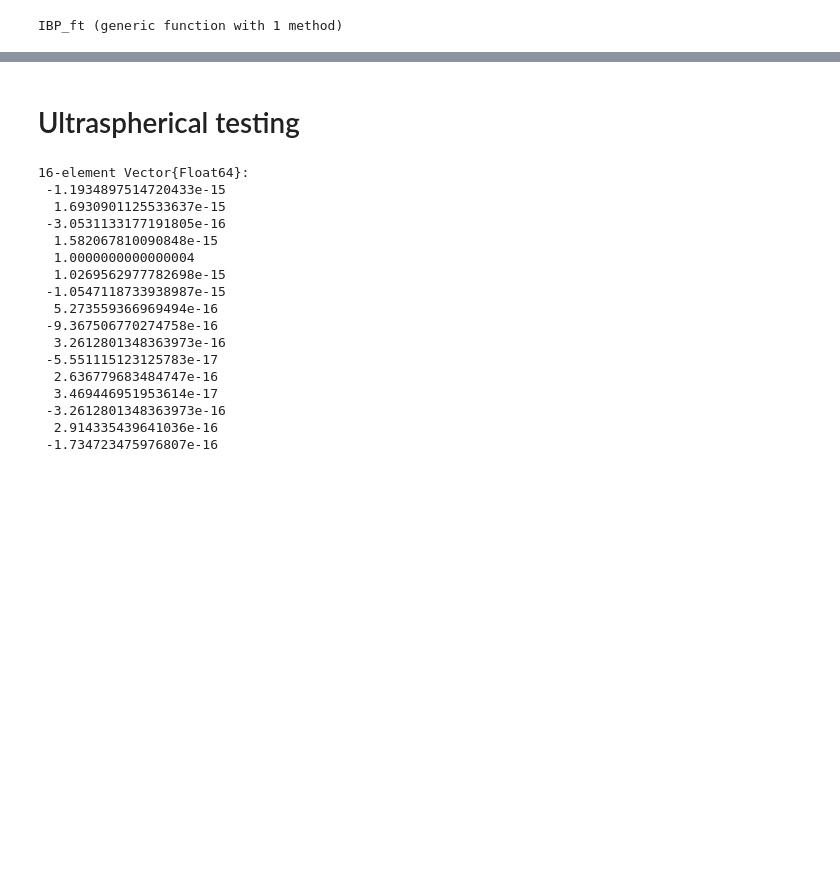
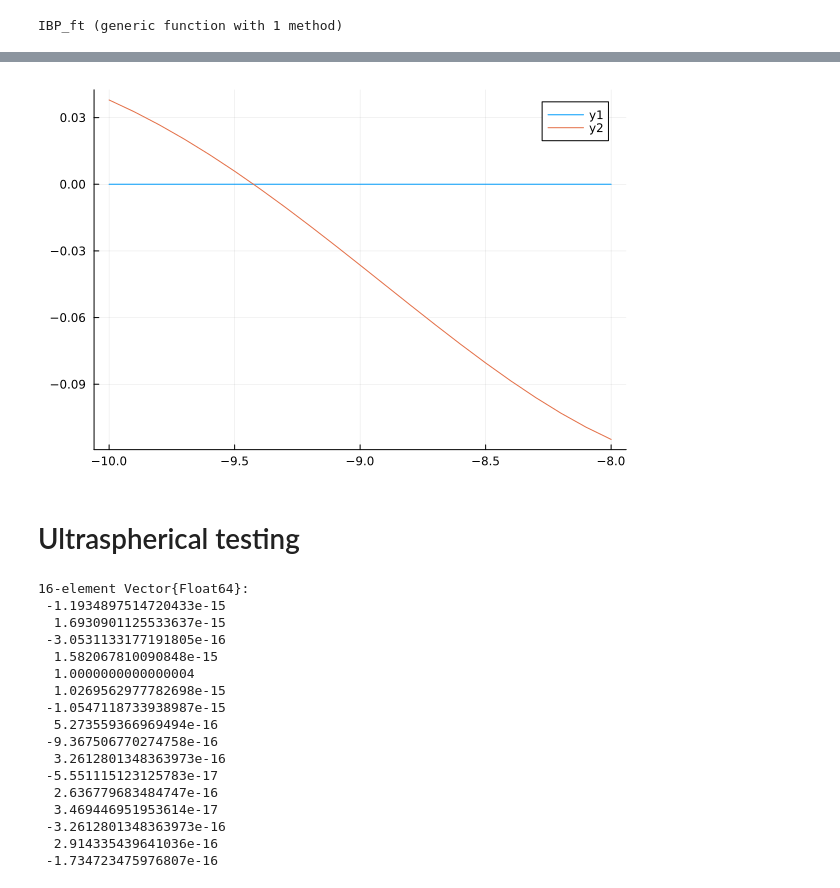
Before and after one commit to WietseVaes/NUTM-timestep, a Jupyter notebook: Code/Old tests.ipynb, the cells around one changed output, grey strips where cells are left out. Drawn from its saved outputs; the diff is of its cells as text; code cells hidden in the pictures; blank space fills up the shorter version.

```diff
--- a/Code/Old tests.ipynb
+++ b/Code/Old tests.ipynb
@@ -59,7 +54,9 @@ ff_ft(1)
 # %%
-kk = -10:0.1:-1
+kk = -10:0.1:-8
 plot(kk,real.(ff_ft.(kk)))
 plot!(kk,imag.(ff_ft.(kk)))
+# %% [output]
+[figure, added]
 # %% [markdown]
 # Ultraspherical testing
 # %%
```
Also changed, not shown: parts of 7 cells of this notebook, 2 other files.
